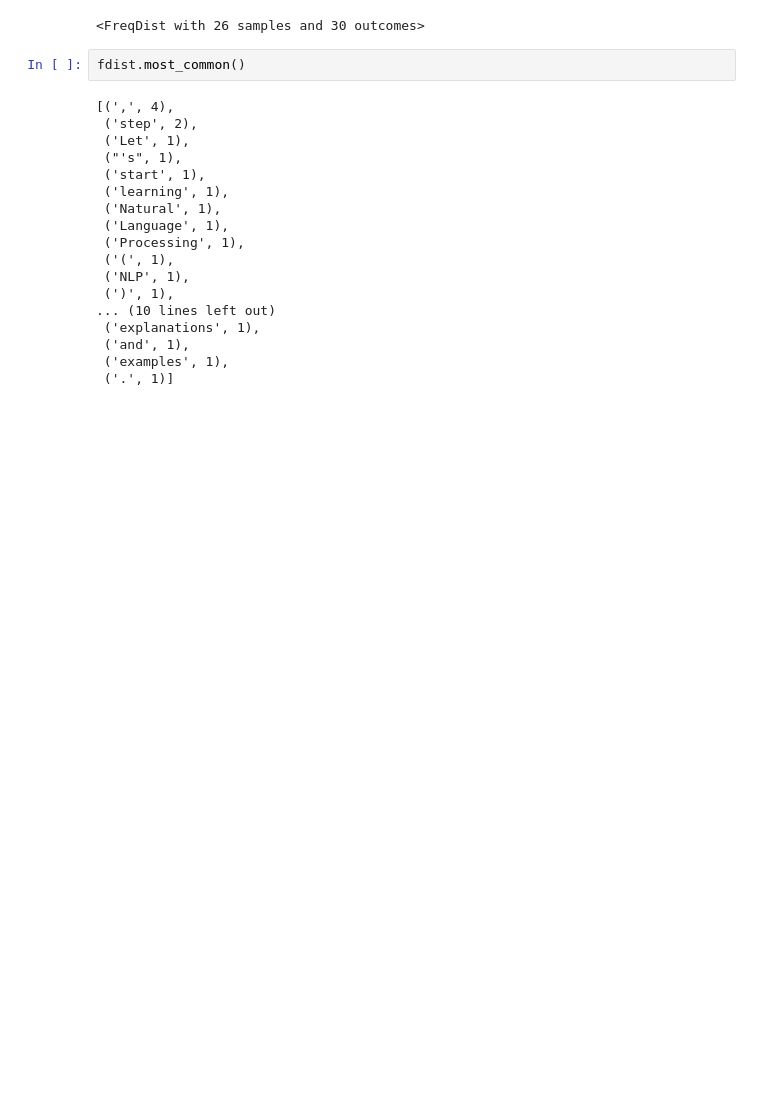
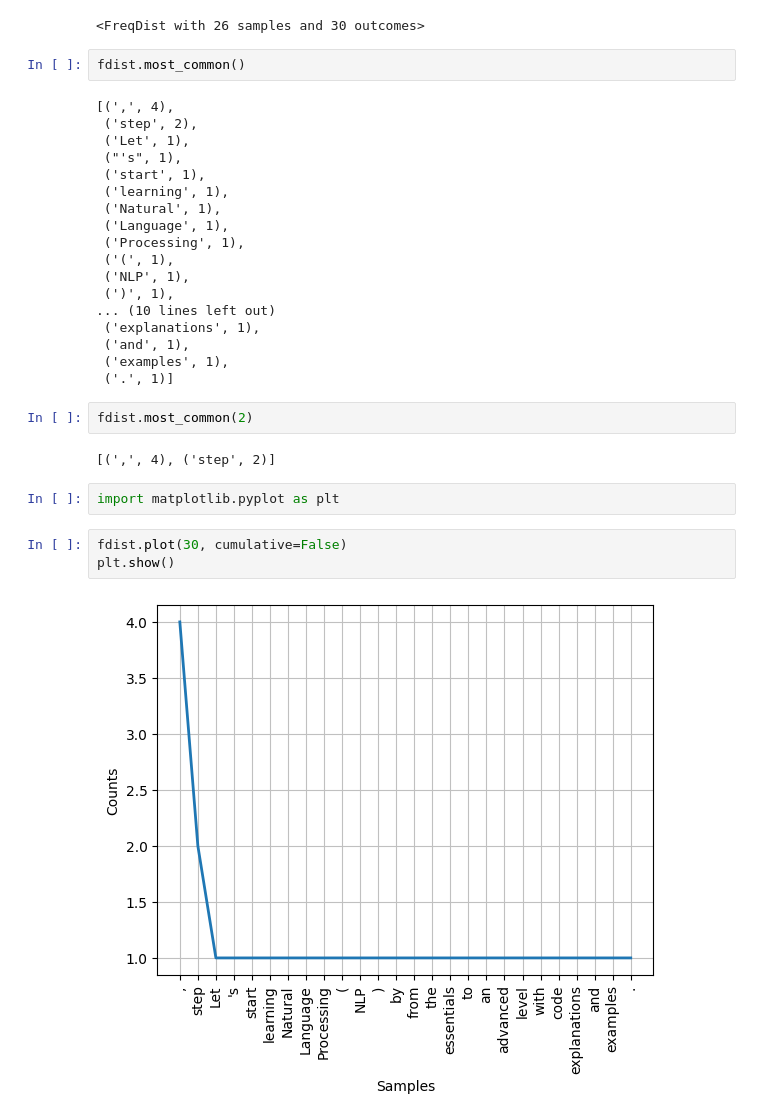
Before and after one commit to raaakibul/ML-course, a Jupyter notebook: NLP/normalization.ipynb, the cells around one changed output. Saved outputs shown, nothing was run; the diff lists cells and outputs as text; blank space fills up the shorter version.

```diff
--- a/NLP/normalization.ipynb
+++ b/NLP/normalization.ipynb
@@ -57,3 +58,14 @@ fdist.most_common()
  ('and', 1),
  ('examples', 1),
  ('.', 1)]
+# %%
+fdist.most_common(2)
+# %% [output]
+[(',', 4), ('step', 2)]
+# %%
+import matplotlib.pyplot as plt
+# %%
+fdist.plot(30, cumulative=False)
+plt.show()
+# %% [output]
+[figure, added]
```
Also changed, not shown: parts of 2 cells of this notebook, 1 other file.
